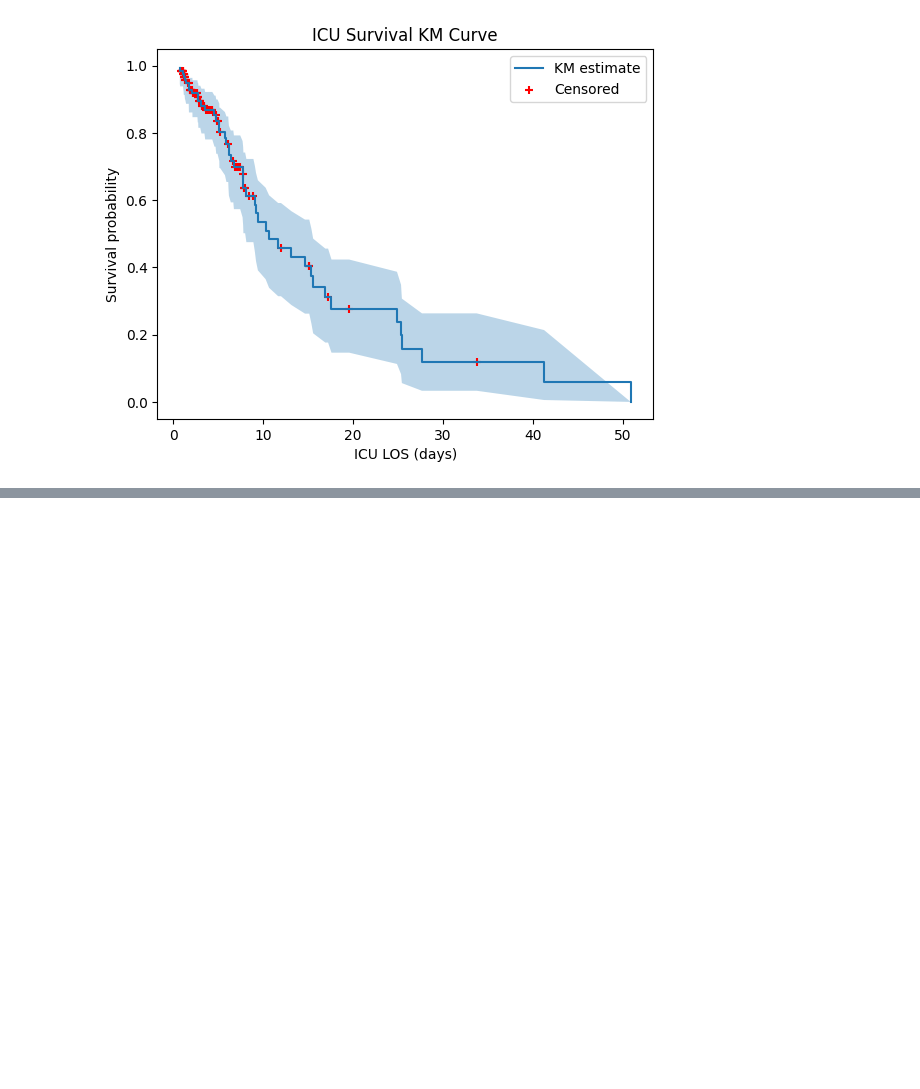
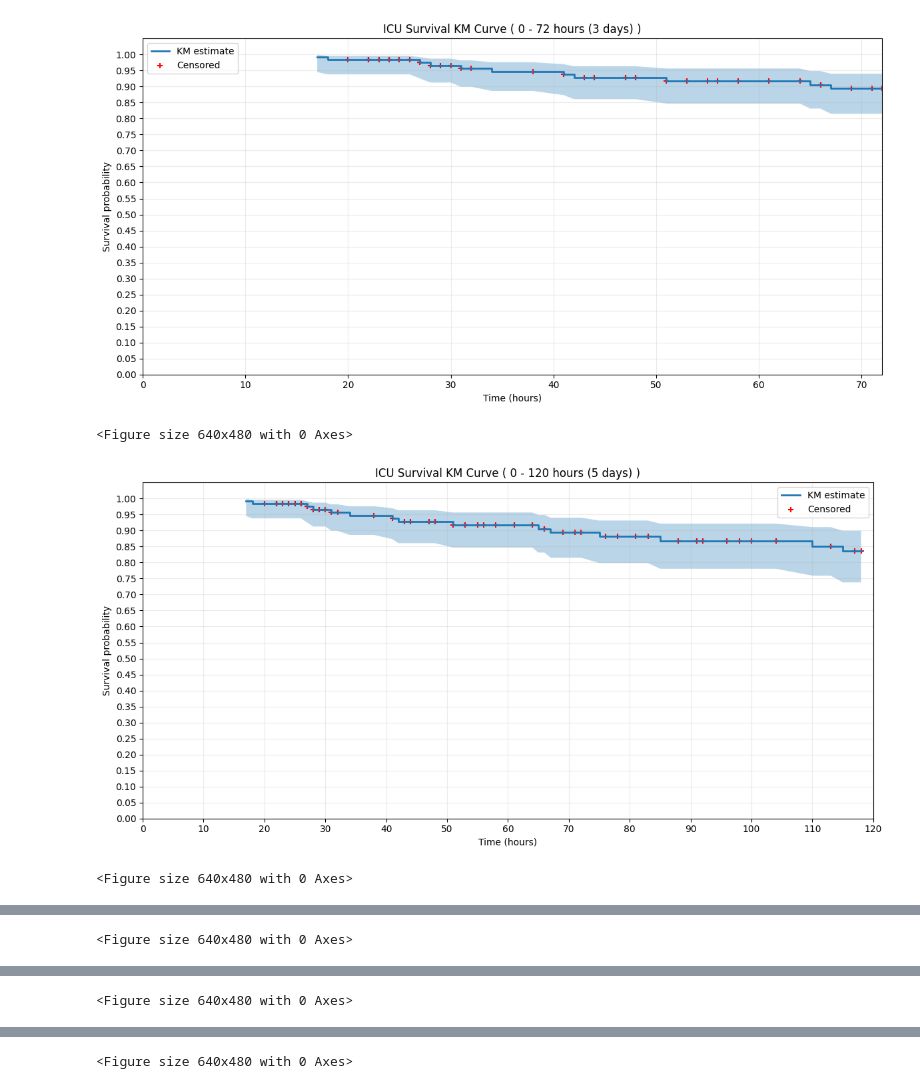
Before and after one commit to louisexpc/ICU_AF_Prediction, a Jupyter notebook: data/survival_analysis.ipynb, the cells around one changed output, grey strips where cells are left out. Cells and saved outputs as stored; diff of their text form; code cells hidden in the pictures; blank space fills up the shorter version.

Commit message:
funcitonize the km plot and add the new arg to limit the observation time

```diff
--- a/data/survival_analysis.ipynb
+++ b/data/survival_analysis.ipynb
@@ -20,7 +20,7 @@ patients = patients.merge(ICUSTAY[['ICUSTAY_ID','LOS']],on='ICUSTAY_ID',how='inn
 
 # LOS : unit day, how long the patient stayed in the ICU
 # Turn LOS unit from day in hour
-# patients['LOS'] = (patients['LOS'] * 24).astype(int)
+patients['LOS'] = (patients['LOS'] * 24).astype(int)
 patients['HOSPITAL_EXPIRE_FLAG'] = patients['HOSPITAL_EXPIRE_FLAG'].astype(bool)
 print(patients.head())
 patients.to_csv(os.path.join("patients.csv"),index=False)
@@ -34,24 +34,60 @@ patients.to_csv(os.path.join("patients.csv"),index=False)
 # %%
 from sksurv.nonparametric import kaplan_meier_estimator
 import matplotlib.pyplot as plt
 
-time = patients['LOS'].to_numpy()
-event = patients['HOSPITAL_EXPIRE_FLAG'].to_numpy()
+def plot_km_curve(df: pd.DataFrame, max_time: int):
+    """Plot Kaplan-Meier survival curve, truncated at max_time.
+    Args:
+        - df (pd.DataFrame): DataFrame containing 'LOS' and 'HOSPITAL_EXPIRE_FLAG' columns.
+        - max_time (int): Maximum time to observe.
+    """
+    event = df['HOSPITAL_EXPIRE_FLAG'].to_numpy().astype(bool)
+    time = df['LOS'].to_numpy()
 
-times, survival_prob, conf_int = kaplan_meier_estimator(event, time, conf_type="log-log")
+    # KM estimator
+    times, survival_prob, conf_int = kaplan_meier_estimator(event, time, conf_type="log-log")
 
-plt.step(times, survival_prob, where="post", label="KM estimate")
-plt.fill_between(times, conf_int[0], conf_int[1], alpha=0.3)
+    # 只保留 <= max_time 的部分
+    mask = times <= max_time
+    times = times[mask]
+    survival_prob = survival_prob[mask]
+    conf_int = conf_int[:, mask]
 
-# 標示 censored (出院存活)
-censored_times = time[~event]
-plt.scatter(censored_times, survival_prob[np.searchsorted(times, censored_times, side="right") - 1],
-            marker="+", color="red", label="Censored")
+    plt.figure(figsize=(12,6))
+    plt.step(times, survival_prob, where="post", label="KM estimate", linewidth=2)
+    plt.fill_between(times, conf_int[0], conf_int[1], alpha=0.3)
 
-plt.xlabel("ICU LOS (days)")
-plt.ylabel("Survival probability")
-plt.title("ICU Survival KM Curve")
-plt.legend()
-plt.show()
+    # 標示 censored (出院存活)
+    censored_times = time[~event]
+    censored_times = censored_times[censored_times <= max_time]  # 只留在 max_time 內的
+    if len(censored_times) > 0:
+        idx = np.searchsorted(times, censored_times, side="right") - 1
+        idx = idx[idx >= 0]
+        plt.scatter(censored_times, survival_prob[idx],
+                    marker="+", color="red", label="Censored")
+
+    plt.xlabel("Time (hours)")
+    plt.ylabel("Survival probability")
+    plt.title(f"ICU Survival KM Curve ( 0 - {max_time} hours ({max_time//24} days) )")
+    plt.xlim(0, max_time)
+    plt.ylim(0, 1.05)
+    plt.yticks(np.arange(0, 1.05, 0.05))
+    if max_time <= (14*24):
+        plt.xticks(np.arange(0, max_time+1, 10))
+    else:
+        plt.xticks(np.arange(0, max_time+1, 20))
+    plt.legend()
+    plt.grid(alpha=0.25)
+    plt.tight_layout()
+    plt.show()
+    plt.savefig(f"km_curve_{max_time//24}.png", dpi=300)
+
+observe_time = [3,5,7,14,21]
+for time in observe_time:
+    max_time = time * 24
+    plot_km_curve(patients, max_time=max_time)
 # %% [output]
-[figure, old version]
+[figure, new version]
+<Figure size 640x480 with 0 Axes>
+[figure, added]
+<Figure size 640x480 with 0 Axes>
@@ -57,0 +95 @@ plt.show()
+<Figure size 640x480 with 0 Axes>
@@ -57,0 +97 @@ plt.show()
+<Figure size 640x480 with 0 Axes>
@@ -57,0 +99 @@ plt.show()
+<Figure size 640x480 with 0 Axes>
```
Also changed, not shown: parts of 3 cells of this notebook, 1 other file.
